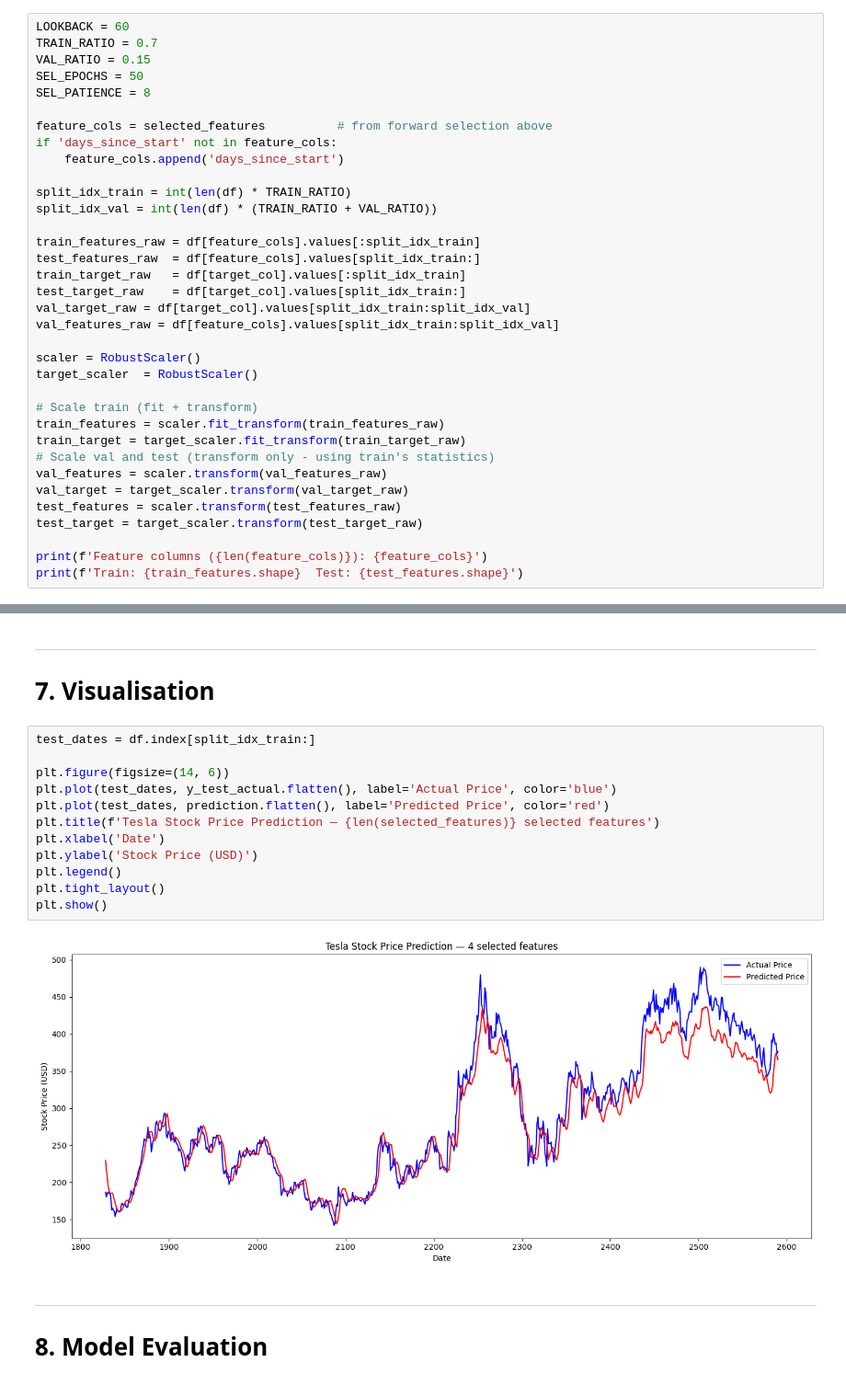
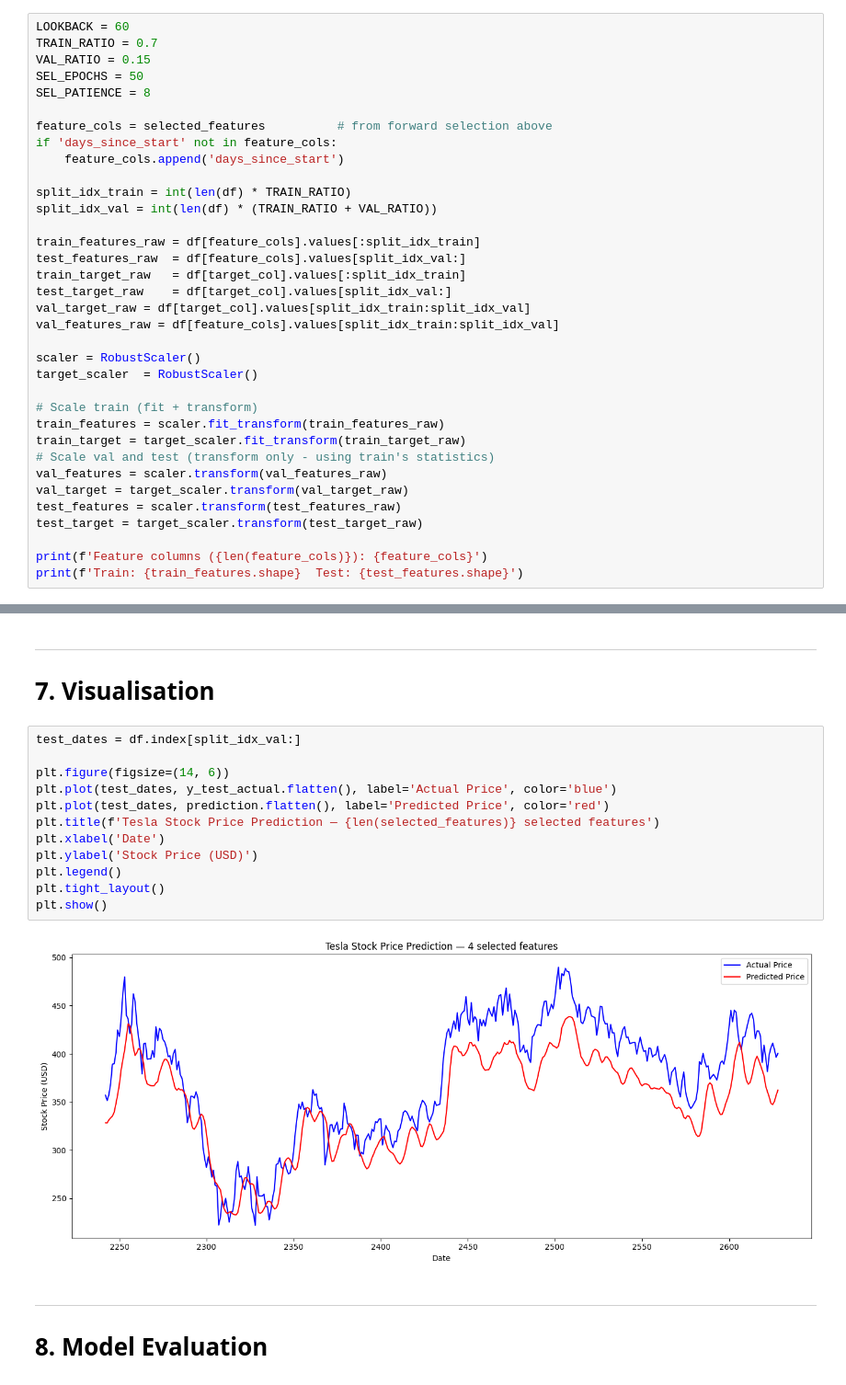
Before and after one commit to glitchlover/Thesis2, a Jupyter notebook: attempt3.4.ipynb, the cells around one changed output, grey strips where cells are left out. Shown at 92% size. Cells and saved outputs as stored; diff of their text form.

```diff
--- a/attempt3.4.ipynb
+++ b/attempt3.4.ipynb
@@ -256,9 +253,9 @@ split_idx_train = int(len(df) * TRAIN_RATIO)
 split_idx_val = int(len(df) * (TRAIN_RATIO + VAL_RATIO))
 
 train_features_raw = df[feature_cols].values[:split_idx_train]
-test_features_raw  = df[feature_cols].values[split_idx_train:]
+test_features_raw  = df[feature_cols].values[split_idx_val:]
 train_target_raw   = df[target_col].values[:split_idx_train]
-test_target_raw    = df[target_col].values[split_idx_train:]
+test_target_raw    = df[target_col].values[split_idx_val:]
 val_target_raw = df[target_col].values[split_idx_train:split_idx_val]
 val_features_raw = df[feature_cols].values[split_idx_train:split_idx_val]
 
@@ -399,19 +396,19 @@ Actuals shape     : (763, 1)
 ---
 # 7. Visualisation
 # %%
-test_dates = df.index[split_idx_train:]
+test_dates = df.index[split_idx_val:]
 
 plt.figure(figsize=(14, 6))
 plt.plot(test_dates, y_test_actual.flatten(), label='Actual Price', color='blue')
 plt.plot(test_dates, prediction.flatten(), label='Predicted Price', color='red')
 plt.title(f'Tesla Stock Price Prediction — {len(selected_features)} selected features')
 plt.xlabel('Date')
 plt.ylabel('Stock Price (USD)')
 plt.legend()
 plt.tight_layout()
 plt.show()
 # %% [output]
-[figure, old version]
+[figure, new version]
 # %% [markdown]
 ---
 # 8. Model Evaluation
```
Also changed, not shown: parts of 14 cells of this notebook, 7 other files.
